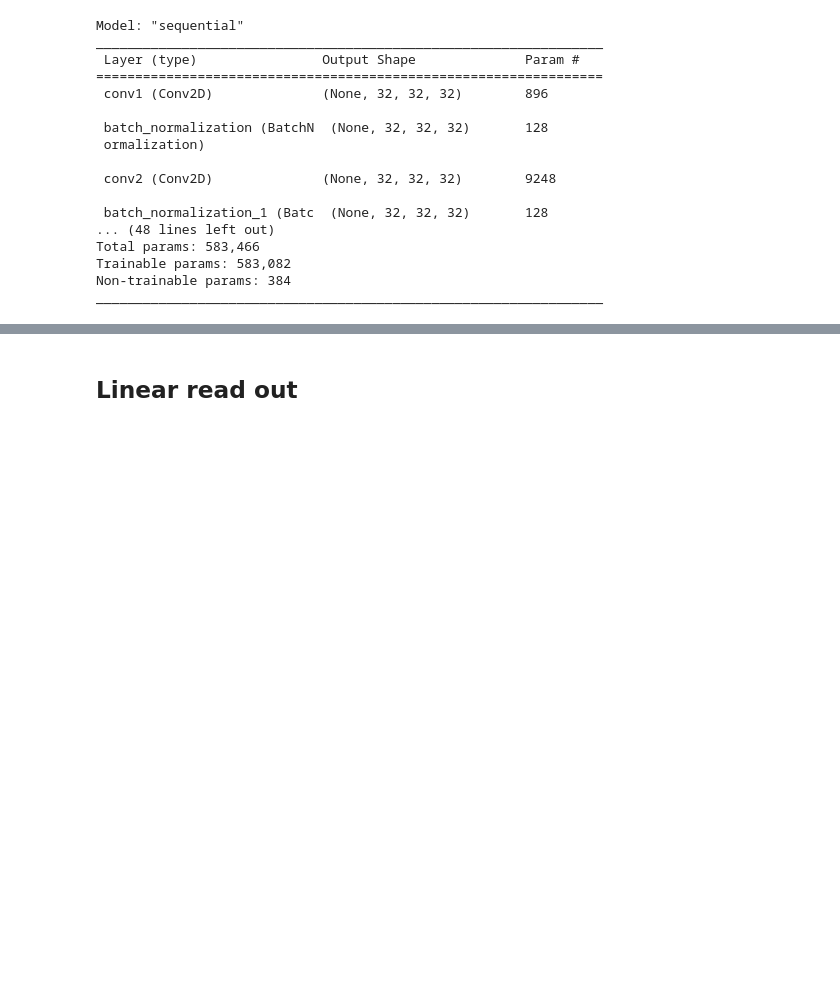
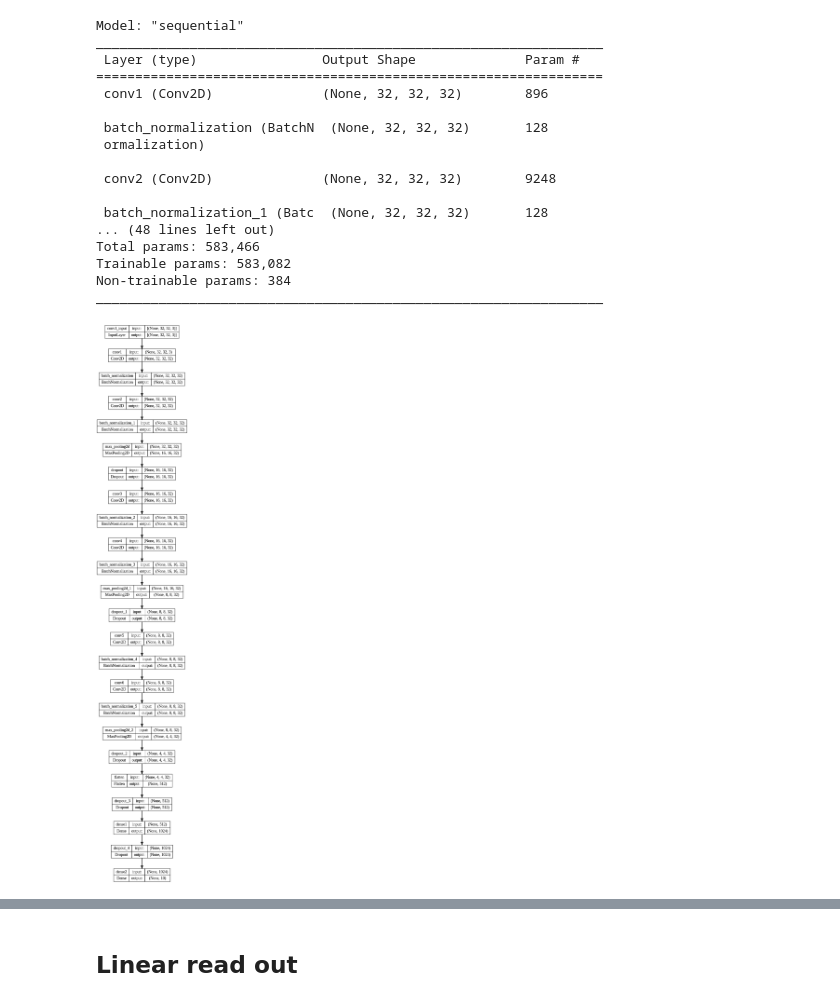
Before and after one commit to C1PO/CIFAR10-classification_and_analysis, a Jupyter notebook: cognition&computation.ipynb, the cells around one changed output, grey strips where cells are left out. Cells and saved outputs as stored; diff of their text form; code cells hidden in the pictures; blank space fills up the shorter version.

```diff
--- a/cognition&computation.ipynb
+++ b/cognition&computation.ipynb
@@ -161,5 +180,7 @@ Trainable params: 583,082
 Non-trainable params: 384
 _________________________________________________________________
 # %%
-#plot_model(model, show_shapes=True, show_layer_names=True)
+plot_model(model, show_shapes=True, show_layer_names=True)
+# %% [output]
+[figure, added]
 # %%
```
Also changed, not shown: parts of 40 cells of this notebook.
